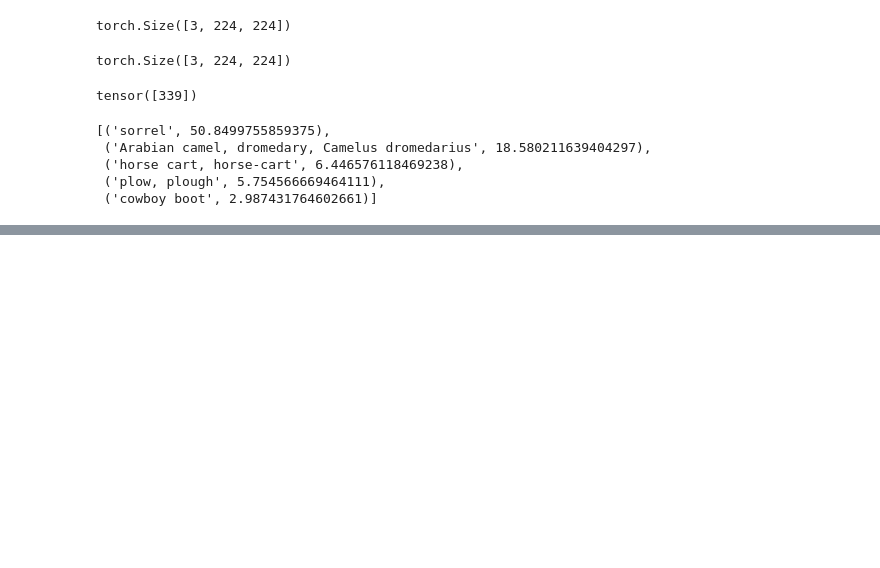
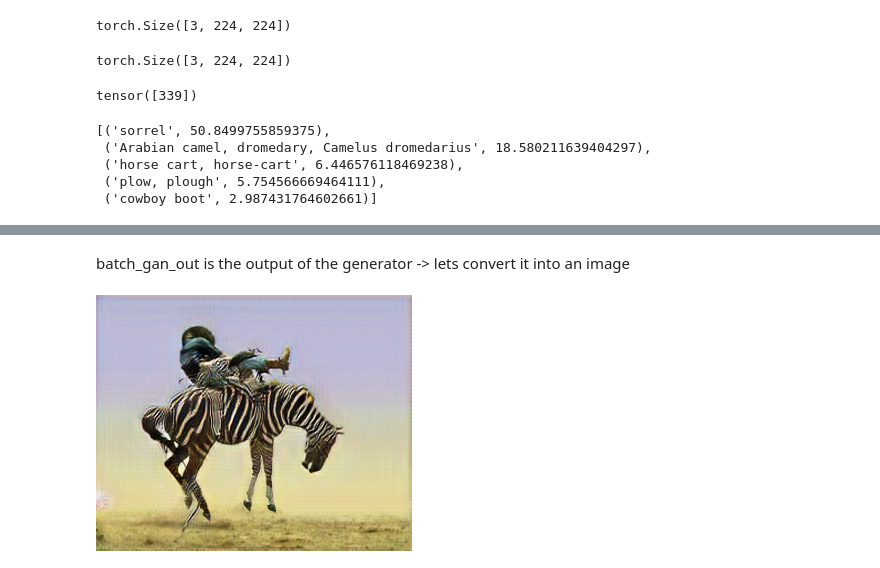
Before and after one commit to simplysumanth/Book-Reading, a Jupyter notebook: deep_learning_with_pytorch/chapter1_3.ipynb, the cells around one changed output, grey strips where cells are left out. Drawn from its saved outputs; the diff is of its cells as text; code cells hidden in the pictures; blank space fills up the shorter version.

```diff
--- a/deep_learning_with_pytorch/chapter1_3.ipynb
+++ b/deep_learning_with_pytorch/chapter1_3.ipynb
@@ -211,0 +304,17 @@ _,out_sorted = torch.sort(out[0], descending=True)
+# %%
+gan_img = Image.open("horse.jpg")
+gan_img
+# %%
+gan_img_t = gan_preprocess(gan_img)
+batch_gan_img = torch.unsqueeze(gan_img_t, 0)
+# %%
+batch_gan_out = netG(batch_gan_img)
+# %% [markdown]
+batch_gan_out is the output of the generator -> lets convert it into an image
+# %%
+gan_out = (batch_gan_out.squeeze() + 1.0)/2.0
+out_gan_img = transforms.ToPILImage()(gan_out)
+# %%
+out_gan_img
+# %% [output]
+[figure, added]
```
Also changed, not shown: parts of 7 cells of this notebook.
